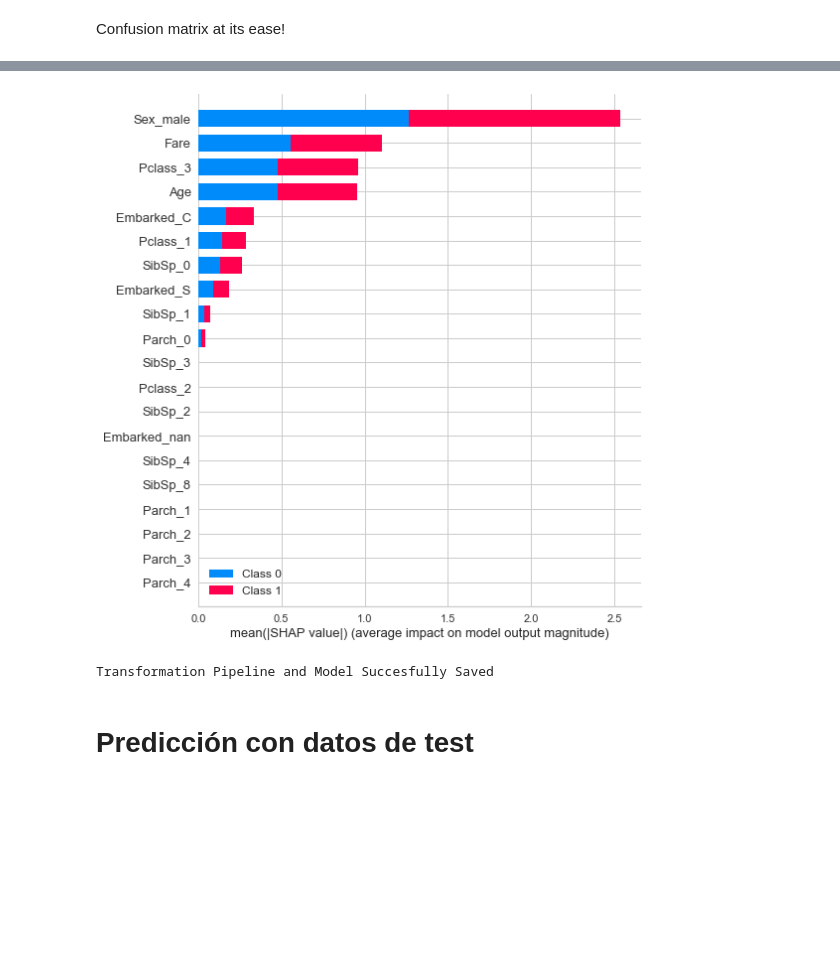
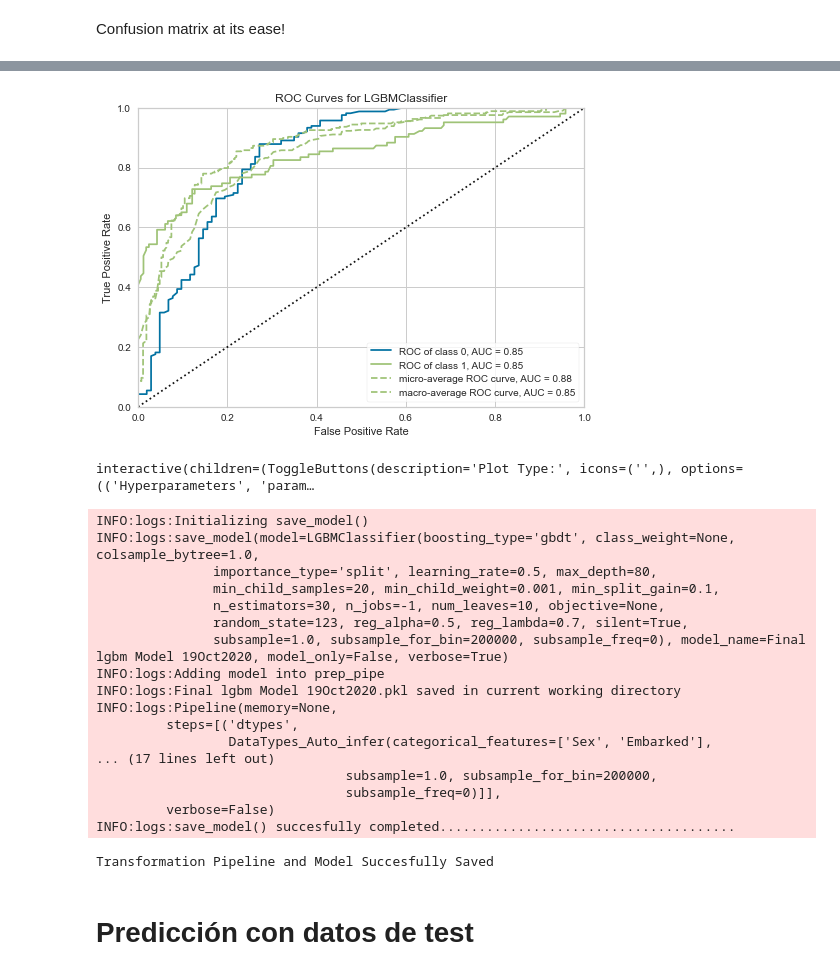
Before and after one commit to carlosaruy/pycaretyTPOT, a Jupyter notebook: 2.1_Ejercicio Pycaret.ipynb, the cells around one changed output, grey strips where cells are left out. Drawn from its saved outputs; the diff is of its cells as text; code cells hidden in the pictures; blank space fills up the shorter version.

```diff
--- a/2.1_Ejercicio Pycaret.ipynb
+++ b/2.1_Ejercicio Pycaret.ipynb
@@ -151,13 +171,35 @@ plot_model(estimator = tuned_lgbm, plot = 'confusion_matrix')
 # %%
 ## Imprime la curva AUC
+plot_model(tuned_lgbm, plot='auc')
+# %% [output]
+[figure, added]
-# %%
-interpret_model(tuned_lgbm)
-# %% [output]
-[figure, removed]
+# %%
+##interpret_model(tuned_lgbm)
+evaluate_model(tuned_lgbm)
+# %% [output]
+interactive(children=(ToggleButtons(description='Plot Type:', icons=('',), options=(('Hyperparameters', 'param…
 # %%
 ## Guarda tu modelo
+save_model(tuned_lgbm,'Final lgbm Model 19Oct2020')
 # %% [output]
-Transformation Pipeline and Model Succesfully Saved
+INFO:logs:Initializing save_model()
+INFO:logs:save_model(model=LGBMClassifier(boosting_type='gbdt', class_weight=None, colsample_bytree=1.0,
+               importance_type='split', learning_rate=0.5, max_depth=80,
+               min_child_samples=20, min_child_weight=0.001, min_split_gain=0.1,
+               n_estimators=30, n_jobs=-1, num_leaves=10, objective=None,
+               random_state=123, reg_alpha=0.5, reg_lambda=0.7, silent=True,
+               subsample=1.0, subsample_for_bin=200000, subsample_freq=0), model_name=Final lgbm Model 19Oct2020, model_only=False, verbose=True)
+INFO:logs:Adding model into prep_pipe
+INFO:logs:Final lgbm Model 19Oct2020.pkl saved in current working directory
+INFO:logs:Pipeline(memory=None,
+         steps=[('dtypes',
+                 DataTypes_Auto_infer(categorical_features=['Sex', 'Embarked'],
+... (17 lines left out)
+                                subsample=1.0, subsample_for_bin=200000,
+                                subsample_freq=0)]],
+         verbose=False)
+INFO:logs:save_model() succesfully completed......................................
+Transformation Pipeline and Model Succesfully Saved
 # %% [markdown]
 # Predicción con datos de test
 # %%
```
Also changed, not shown: parts of 8 cells of this notebook, 6 other files.
